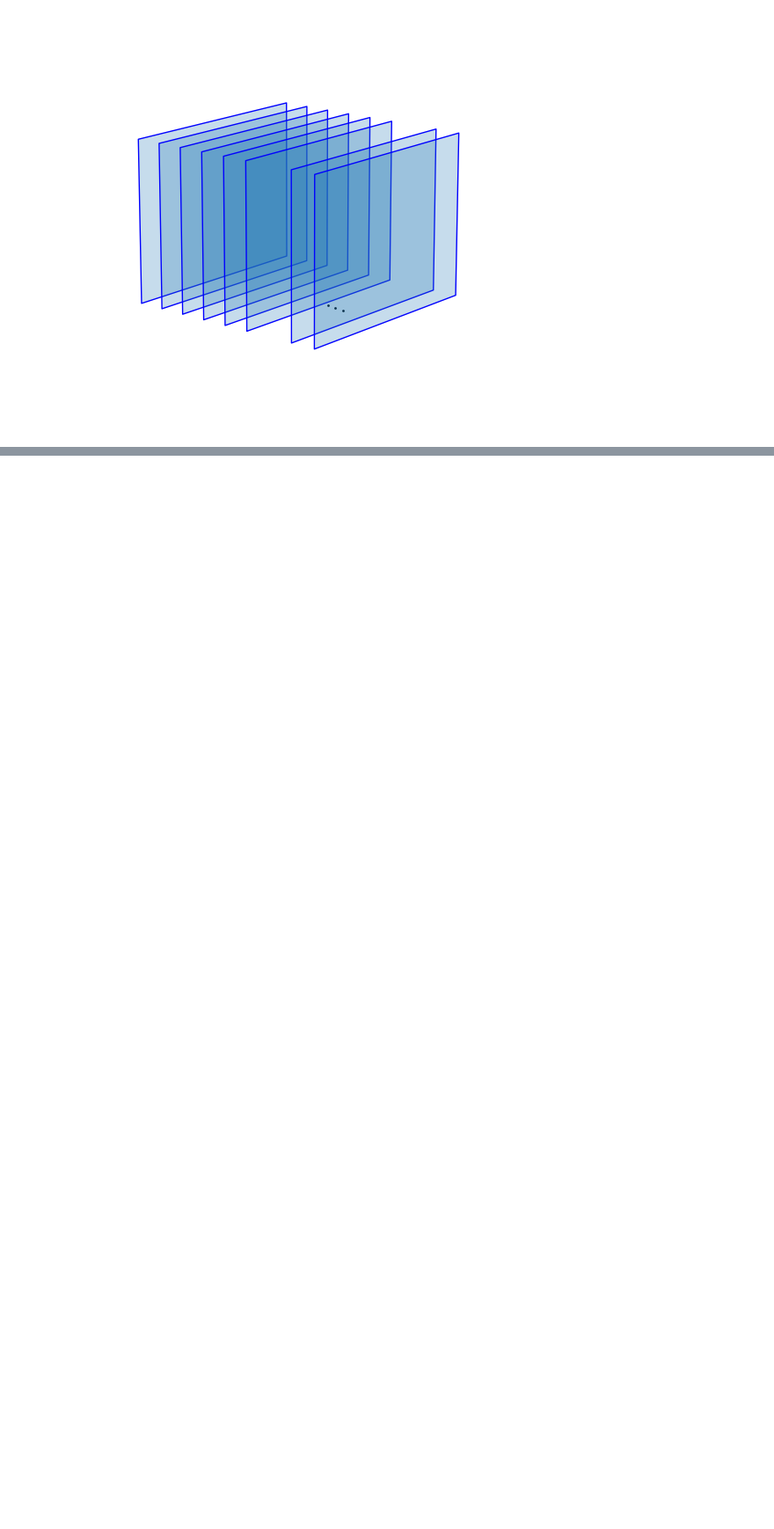
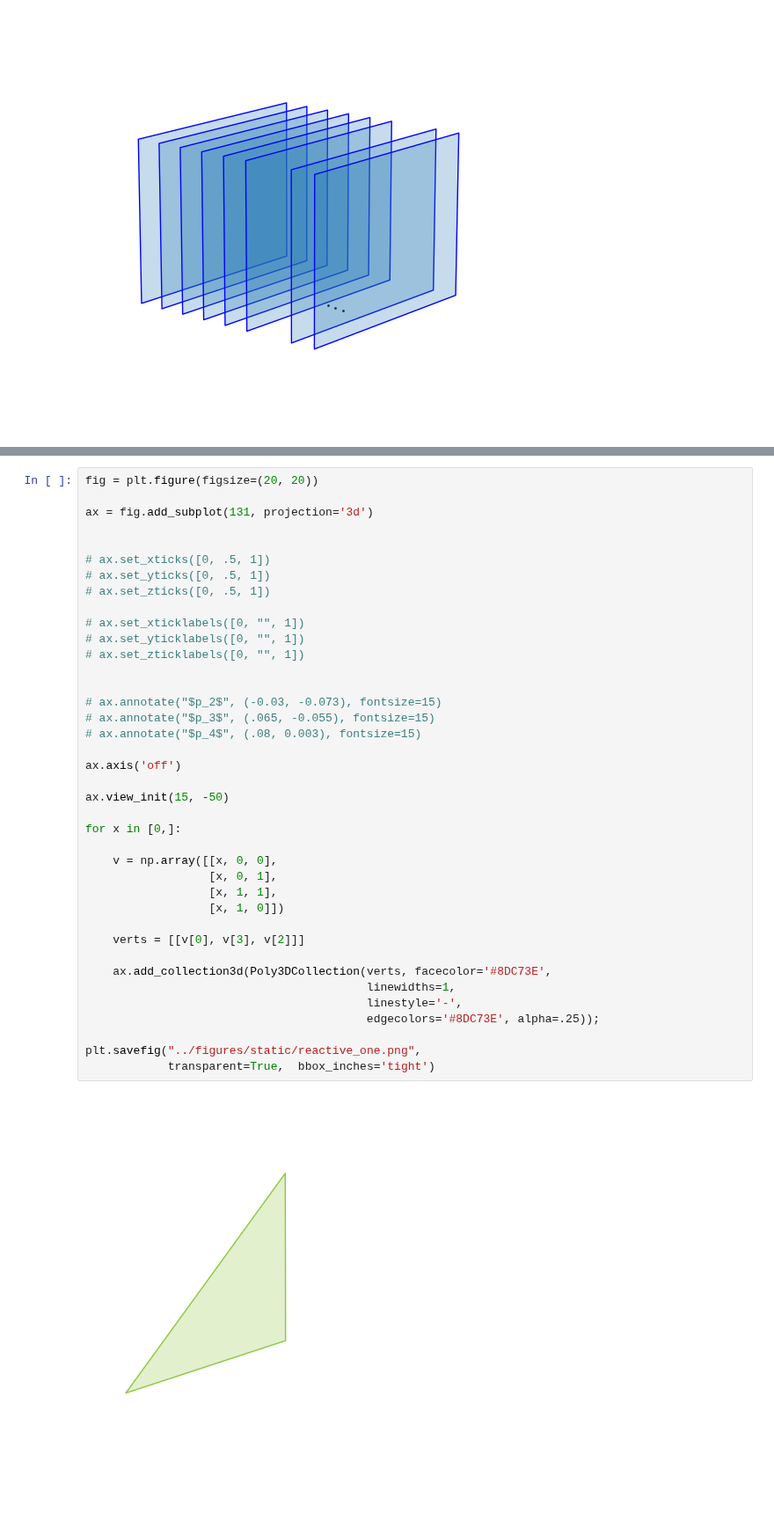
Before and after one commit to Nikoleta-v3/conditional-cooperation-with-longer-memory, a Jupyter notebook: notebooks/B. Figures for Presentations.ipynb, the cells around one changed output, grey strips where cells are left out. Shown at 88% size. Saved outputs shown, nothing was run; the diff lists cells and outputs as text; blank space fills up the shorter version.

```diff
--- a/notebooks/B. Figures for Presentations.ipynb
+++ b/notebooks/B. Figures for Presentations.ipynb
@@ -243,0 +304,41 @@ plt.savefig("/Users/glynatsi/src/talks/posters/2022-06-09-Aquavit/static/memory_
+# %%
+fig = plt.figure(figsize=(20, 20))
+
+ax = fig.add_subplot(131, projection='3d')
+
+
+# ax.set_xticks([0, .5, 1])
+# ax.set_yticks([0, .5, 1])
+# ax.set_zticks([0, .5, 1])
+
+# ax.set_xticklabels([0, "", 1])
+# ax.set_yticklabels([0, "", 1])
+# ax.set_zticklabels([0, "", 1])
+
+
+# ax.annotate("$p_2$", (-0.03, -0.073), fontsize=15)
+# ax.annotate("$p_3$", (.065, -0.055), fontsize=15)
+# ax.annotate("$p_4$", (.08, 0.003), fontsize=15)
+
+ax.axis('off')
+
+ax.view_init(15, -50)
+
+for x in [0,]:
+
+    v = np.array([[x, 0, 0],
+                  [x, 0, 1],
+                  [x, 1, 1],
+                  [x, 1, 0]])
+
+    verts = [[v[0], v[3], v[2]]]
+
+    ax.add_collection3d(Poly3DCollection(verts, facecolor='#8DC73E',
+                                         linewidths=1,
+                                         linestyle='-',
+                                         edgecolors='#8DC73E', alpha=.25));
+
+plt.savefig("../figures/static/reactive_one.png",
+            transparent=True,  bbox_inches='tight')
+# %% [output]
+[figure, added]
```
Also changed, not shown: parts of 7 cells of this notebook, 24 other files.
